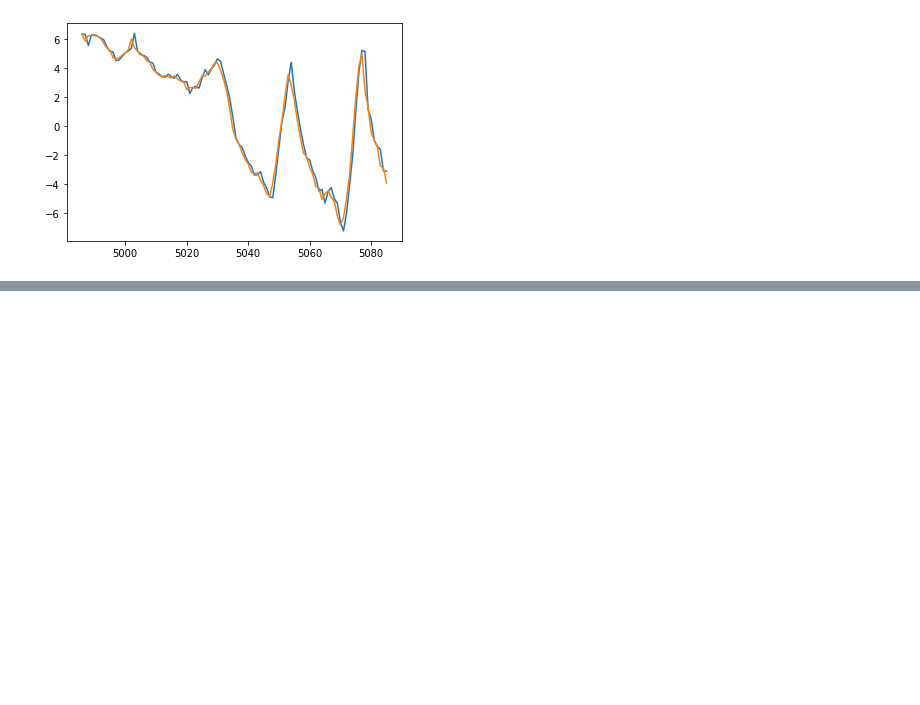
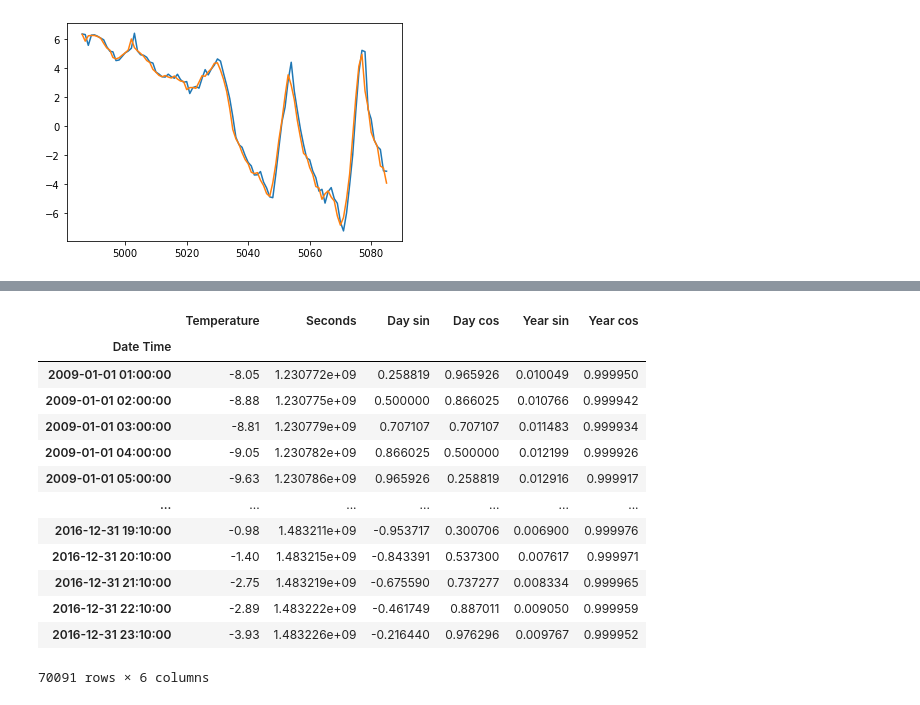
Before and after one commit to youngsoul/lstm-timeseries-univariate-example, a Jupyter notebook: LSTMTimeSeriesForecast.ipynb, the cells around one changed output, grey strips where cells are left out. Drawn from its saved outputs; the diff is of its cells as text; code cells hidden in the pictures; blank space fills up the shorter version.

```diff
--- a/LSTMTimeSeriesForecast.ipynb
+++ b/LSTMTimeSeriesForecast.ipynb
@@ -263,0 +403,2 @@ plt.plot(test_results['Actuals'][-100:])
+# %%
+temp_df = pd.DataFrame({'Temperature':temp})
@@ -263,0 +422,3 @@ plt.plot(test_results['Actuals'][-100:])
+# %%
+temp_df['Seconds'] = temp_df.index.map(pd.Timestamp.timestamp)
+temp_df
@@ -263,0 +440,25 @@ plt.plot(test_results['Actuals'][-100:])
+# %%
+day = 60*60*24
+year = day*365.2425
+# %%
+temp_df['Day sin'] = np.sin(temp_df['Seconds']*(2*np.pi/day))
+temp_df['Day cos'] = np.cos(temp_df['Seconds']*(2*np.pi/day))
+temp_df['Year sin'] = np.sin(temp_df['Seconds']*(2*np.pi/year))
+temp_df['Year cos'] = np.cos(temp_df['Seconds']*(2*np.pi/year))
+# %%
+temp_df
+# %% [output]
+|  | Temperature | Seconds | Day sin | Day cos | Year sin | Year cos |
+| Date Time |  |  |  |  |  |  |
+| 2009-01-01 01:00:00 | -8.05 | 1.230772e+09 | 0.258819 | 0.965926 | 0.010049 | 0.999950 |
+| 2009-01-01 02:00:00 | -8.88 | 1.230775e+09 | 0.500000 | 0.866025 | 0.010766 | 0.999942 |
+| 2009-01-01 03:00:00 | -8.81 | 1.230779e+09 | 0.707107 | 0.707107 | 0.011483 | 0.999934 |
+| 2009-01-01 04:00:00 | -9.05 | 1.230782e+09 | 0.866025 | 0.500000 | 0.012199 | 0.999926 |
+| 2009-01-01 05:00:00 | -9.63 | 1.230786e+09 | 0.965926 | 0.258819 | 0.012916 | 0.999917 |
+| ... | ... | ... | ... | ... | ... | ... |
+| 2016-12-31 19:10:00 | -0.98 | 1.483211e+09 | -0.953717 | 0.300706 | 0.006900 | 0.999976 |
+| 2016-12-31 20:10:00 | -1.40 | 1.483215e+09 | -0.843391 | 0.537300 | 0.007617 | 0.999971 |
+| 2016-12-31 21:10:00 | -2.75 | 1.483219e+09 | -0.675590 | 0.737277 | 0.008334 | 0.999965 |
+| 2016-12-31 22:10:00 | -2.89 | 1.483222e+09 | -0.461749 | 0.887011 | 0.009050 | 0.999959 |
+| 2016-12-31 23:10:00 | -3.93 | 1.483226e+09 | -0.216440 | 0.976296 | 0.009767 | 0.999952 |
+70091 rows × 6 columns
```
Also changed, not shown: parts of 43 cells of this notebook, 16 other files.
